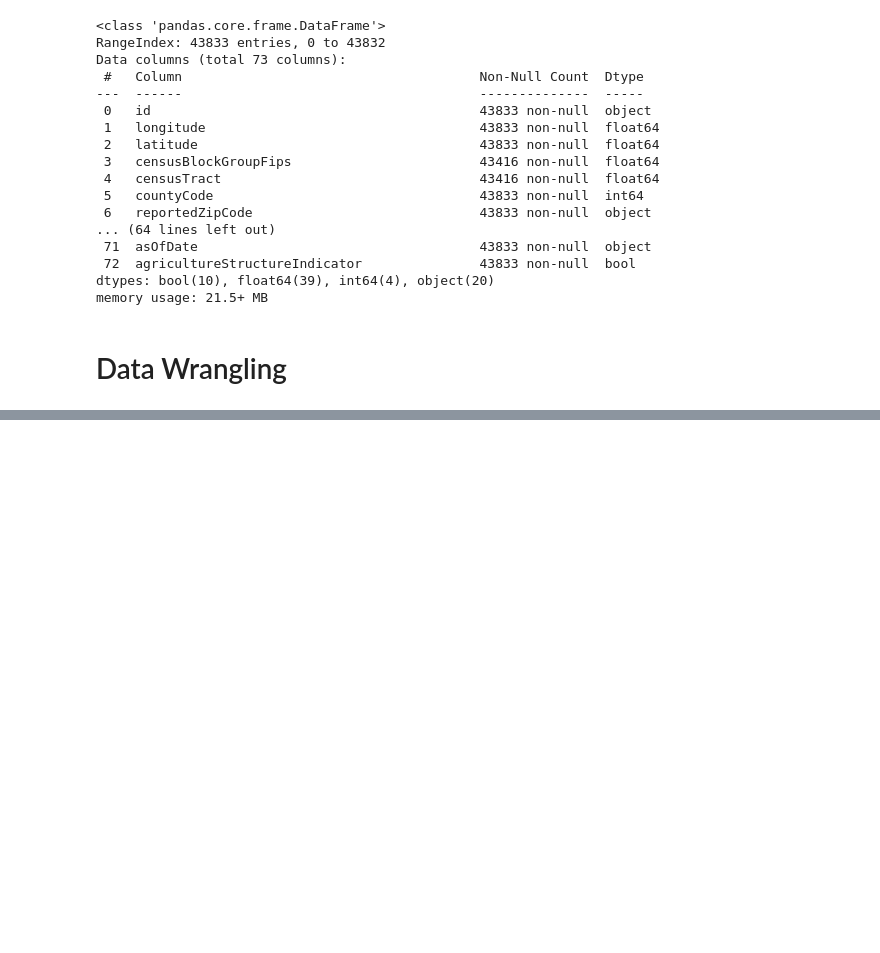
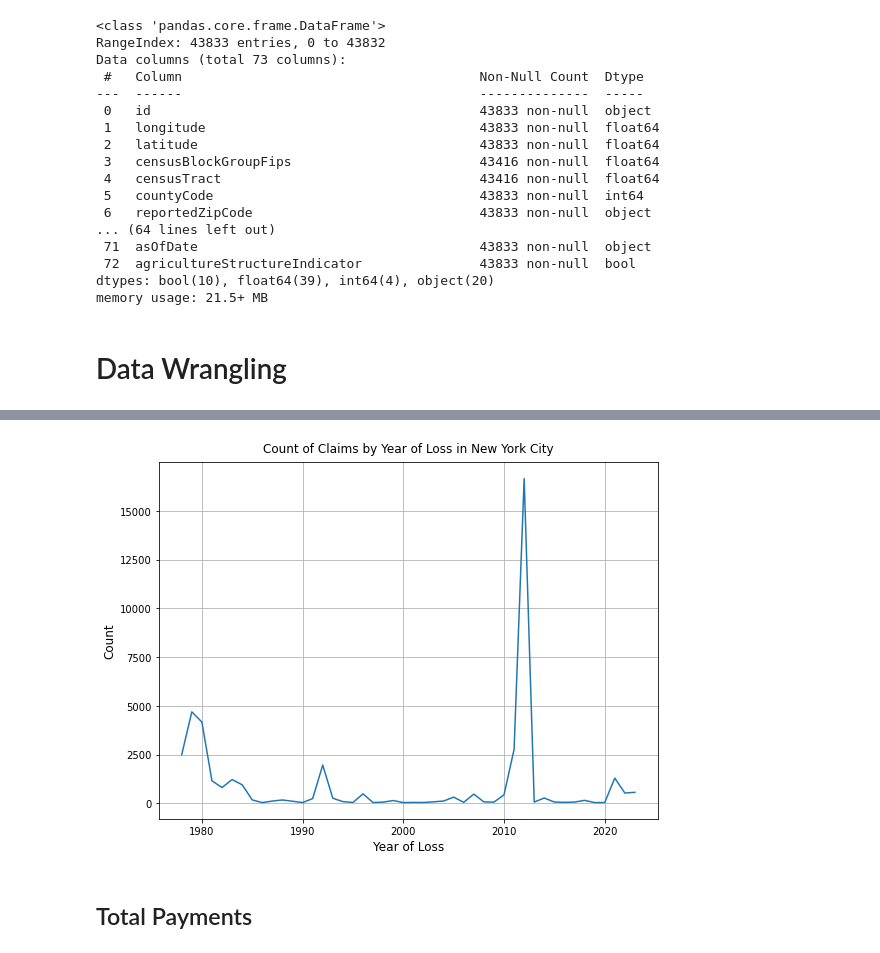
Before and after one commit to mebauer/fema-nfip-nyc, a Jupyter notebook: sample-analysis-claims.ipynb, the cells around one changed output, grey strips where cells are left out. Cells and saved outputs as stored; diff of their text form; code cells hidden in the pictures; blank space fills up the shorter version.

Commit message:
adding claims notebook trends and plots

```diff
--- a/sample-analysis-claims.ipynb
+++ b/sample-analysis-claims.ipynb
@@ -80,3 +83,11 @@ dtypes: bool(10), float64(39), int64(4), object(20)
 memory usage: 21.5+ MB
 # %% [markdown]
 # Data Wrangling
+# %%
+# convert date fields to datetime
+df['dateOfLoss'] = pd.to_datetime(df['dateOfLoss'], errors='coerce')
+
+# preview date and year loss columns
+cols = ['dateOfLoss', 'yearOfLoss']
+
+df.loc[:, cols].head()
@@ -82,0 +105,12 @@ memory usage: 21.5+ MB
+# %%
+year_losses = (
+    df
+    .groupby(by='yearOfLoss')['id']
+    .count()
+    .reset_index()
+    .rename(columns={'id':'count'})
+    .sort_values(by='yearOfLoss')
+)
+
+# preview data
+year_losses.head()
@@ -82,0 +124,22 @@ memory usage: 21.5+ MB
+# %%
+fig, ax = plt.subplots(figsize=(8, 6))
+
+sns.lineplot(
+    x=year_losses['yearOfLoss'],
+    y=year_losses['count'],
+    color='#1f77b4'
+)
+
+label = 'Count of Claims by Year of Loss in New York City'
+plt.title(label, fontsize=12, pad=10)
+plt.xlabel('Year of Loss', fontsize=12)
+plt.ylabel('Count', fontsize=12)
+
+plt.grid(True)
+
+plt.tight_layout()
+plt.savefig('figures/count-claims.png', bbox_inches='tight', dpi=250)
+# %% [output]
+[figure, added]
+# %% [markdown]
+## Total Payments
```
Also changed, not shown: parts of 10 cells of this notebook, 7 other files.
